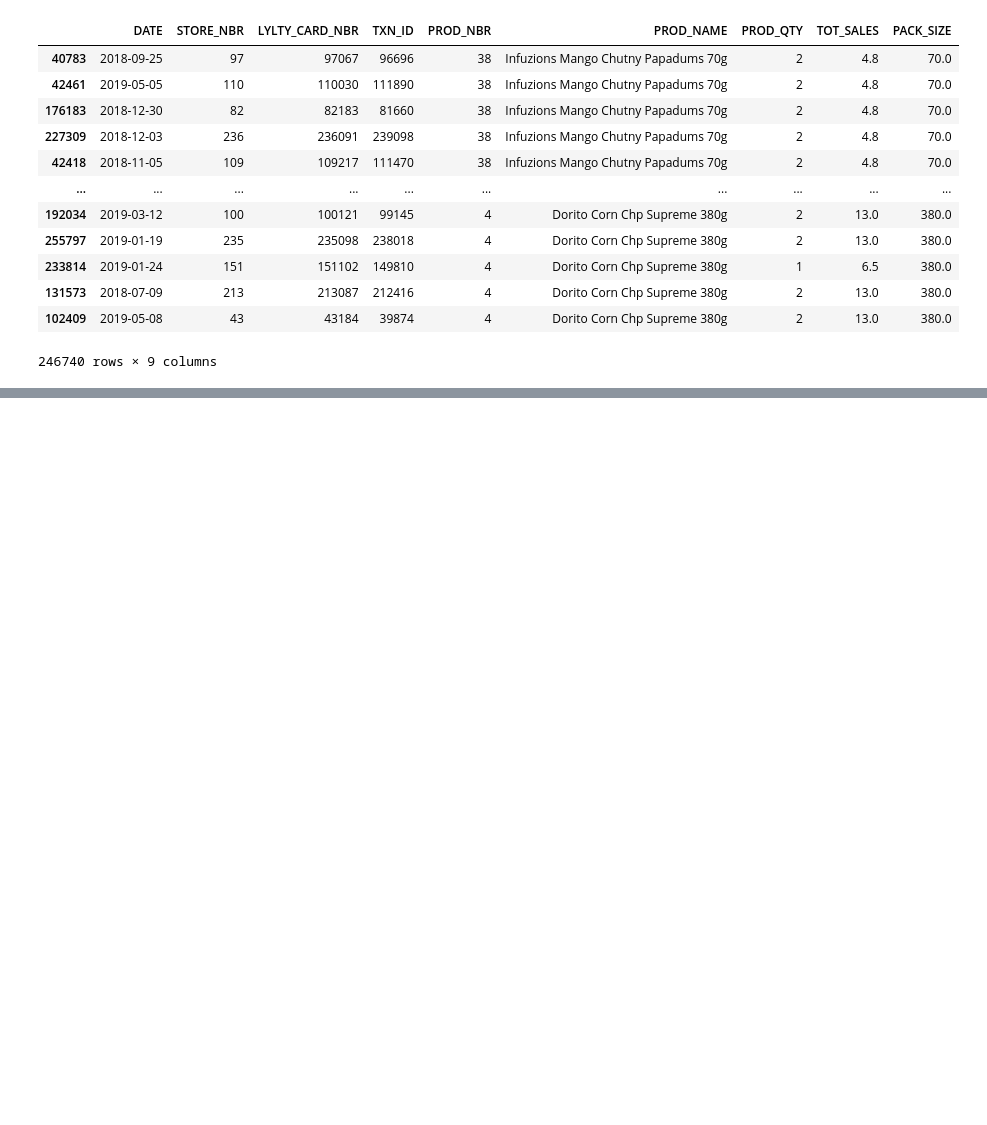
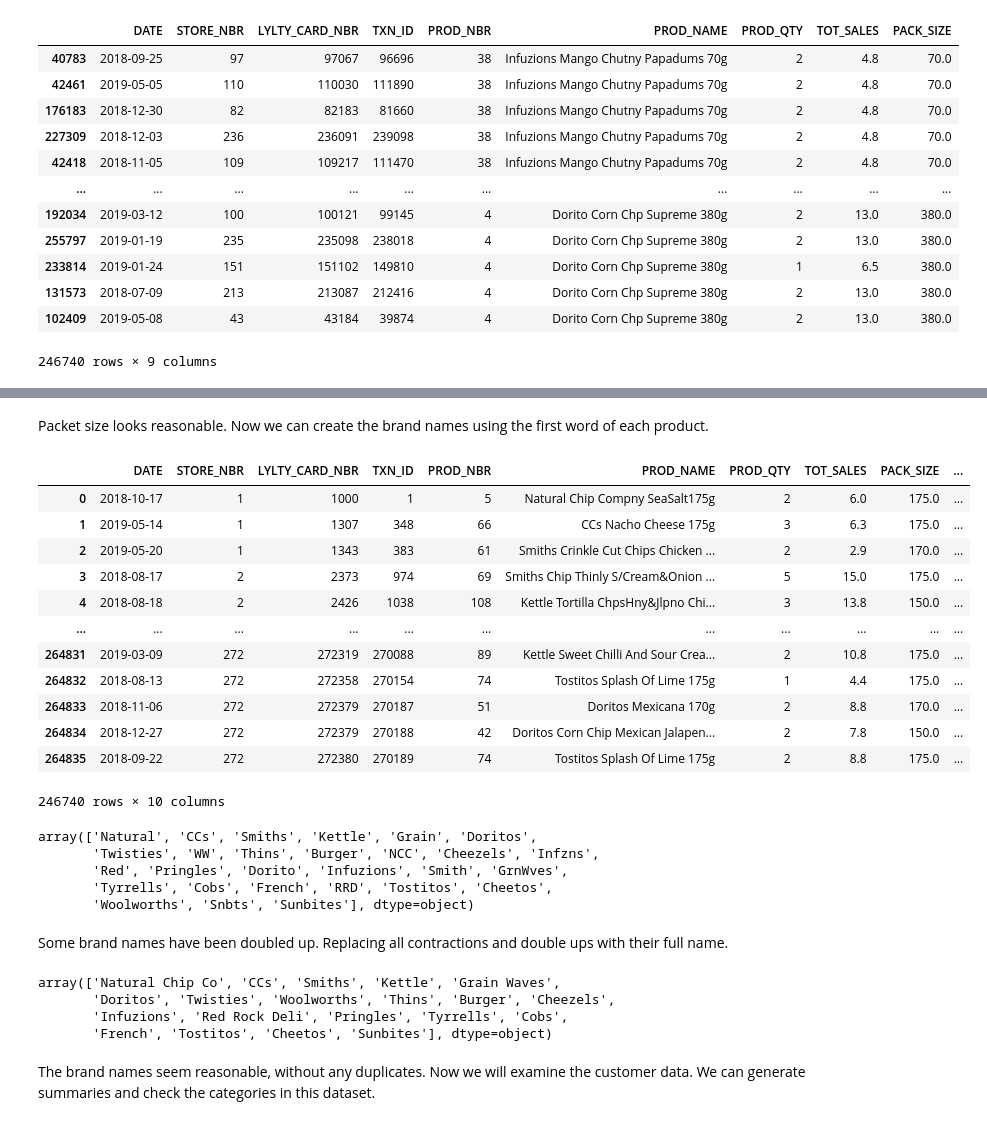
Before and after one commit to RahulAgre/Quantium_Data_Analytics_Virtual_Internship, a Jupyter notebook: Task_1.ipynb, the cells around one changed output, grey strips where cells are left out. Cells and saved outputs as stored; diff of their text form; code cells hidden in the pictures; blank space fills up the shorter version.

Commit message:
Transaction dataset analysis complete

```diff
--- a/Task_1.ipynb
+++ b/Task_1.ipynb
@@ -251,0 +261,73 @@ trans_df.sort_values(by='PACK_SIZE')
+# %% [markdown]
+Packet size looks reasonable. Now we can create the brand names using the first word of each product.
+# %%
+# Adding a column to extract the first word of each product name
+trans_df.insert(9, "BRAND_NAME", trans_df["PROD_NAME"].str.split().str.get(0), True)
+trans_df
+# %% [output]
+|  | DATE | STORE_NBR | LYLTY_CARD_NBR | TXN_ID | PROD_NBR | PROD_NAME | PROD_QTY | TOT_SALES | PACK_SIZE | ... |
+| 0 | 2018-10-17 | 1 | 1000 | 1 | 5 | Natural Chip Compny SeaSalt175g | 2 | 6.0 | 175.0 | ... |
+| 1 | 2019-05-14 | 1 | 1307 | 348 | 66 | CCs Nacho Cheese 175g | 3 | 6.3 | 175.0 | ... |
+| 2 | 2019-05-20 | 1 | 1343 | 383 | 61 | Smiths Crinkle Cut Chips Chicken ... | 2 | 2.9 | 170.0 | ... |
+| 3 | 2018-08-17 | 2 | 2373 | 974 | 69 | Smiths Chip Thinly S/Cream&Onion ... | 5 | 15.0 | 175.0 | ... |
+| 4 | 2018-08-18 | 2 | 2426 | 1038 | 108 | Kettle Tortilla ChpsHny&Jlpno Chi... | 3 | 13.8 | 150.0 | ... |
+| ... | ... | ... | ... | ... | ... | ... | ... | ... | ... | ... |
+| 264831 | 2019-03-09 | 272 | 272319 | 270088 | 89 | Kettle Sweet Chilli And Sour Crea... | 2 | 10.8 | 175.0 | ... |
+| 264832 | 2018-08-13 | 272 | 272358 | 270154 | 74 | Tostitos Splash Of Lime 175g | 1 | 4.4 | 175.0 | ... |
+| 264833 | 2018-11-06 | 272 | 272379 | 270187 | 51 | Doritos Mexicana 170g | 2 | 8.8 | 170.0 | ... |
+| 264834 | 2018-12-27 | 272 | 272379 | 270188 | 42 | Doritos Corn Chip Mexican Jalapen... | 2 | 7.8 | 150.0 | ... |
+| 264835 | 2018-09-22 | 272 | 272380 | 270189 | 74 | Tostitos Splash Of Lime 175g | 2 | 8.8 | 175.0 | ... |
+246740 rows × 10 columns
+# %%
+# Printing all unique entries to check the brand name created
+trans_df["BRAND_NAME"].unique()
+# %% [output]
+array(['Natural', 'CCs', 'Smiths', 'Kettle', 'Grain', 'Doritos',
+       'Twisties', 'WW', 'Thins', 'Burger', 'NCC', 'Cheezels', 'Infzns',
+       'Red', 'Pringles', 'Dorito', 'Infuzions', 'Smith', 'GrnWves',
+       'Tyrrells', 'Cobs', 'French', 'RRD', 'Tostitos', 'Cheetos',
+       'Woolworths', 'Snbts', 'Sunbites'], dtype=object)
+# %% [markdown]
+Some brand names have been doubled up. Replacing all contractions and double ups with their full name.
+# %%
+# Create a function to identify the string replacements needed.
+def replace_brandname(line):
+    name = line['BRAND_NAME']
+    if name == "Infzns":
+        return "Infuzions"
+    elif name == "Red":
+        return "Red Rock Deli"
+    elif name == "RRD":
+        return "Red Rock Deli"
+    elif name == "Grain":
+        return "Grain Waves"
+    elif name == "GrnWves":
+        return "Grain Waves"
+    elif name == "Snbts":
+        return "Sunbites"
+    elif name == "Natural":
+        return "Natural Chip Co"
+    elif name == "NCC":
+        return "Natural Chip Co"
+    elif name == "WW":
+        return "Woolworths"
+    elif name == "Smith":
+        return "Smiths"
+    elif name == "Dorito":
+        return "Doritos"
+    else:
+        return name
+
+# Applying the function to clean the brand name
+trans_df["BRAND_NAME"] = trans_df.apply(lambda line: replace_brandname(line), axis = 1)
+
+# Checking for any duplicates.
+trans_df["BRAND_NAME"].unique()
+# %% [output]
+array(['Natural Chip Co', 'CCs', 'Smiths', 'Kettle', 'Grain Waves',
+       'Doritos', 'Twisties', 'Woolworths', 'Thins', 'Burger', 'Cheezels',
+       'Infuzions', 'Red Rock Deli', 'Pringles', 'Tyrrells', 'Cobs',
+       'French', 'Tostitos', 'Cheetos', 'Sunbites'], dtype=object)
+# %% [markdown]
+The brand names seem reasonable, without any duplicates.
+Now we will examine the customer data. We can generate summaries and check the categories in this dataset.
```
Also changed, not shown: parts of 1 cell of this notebook.
